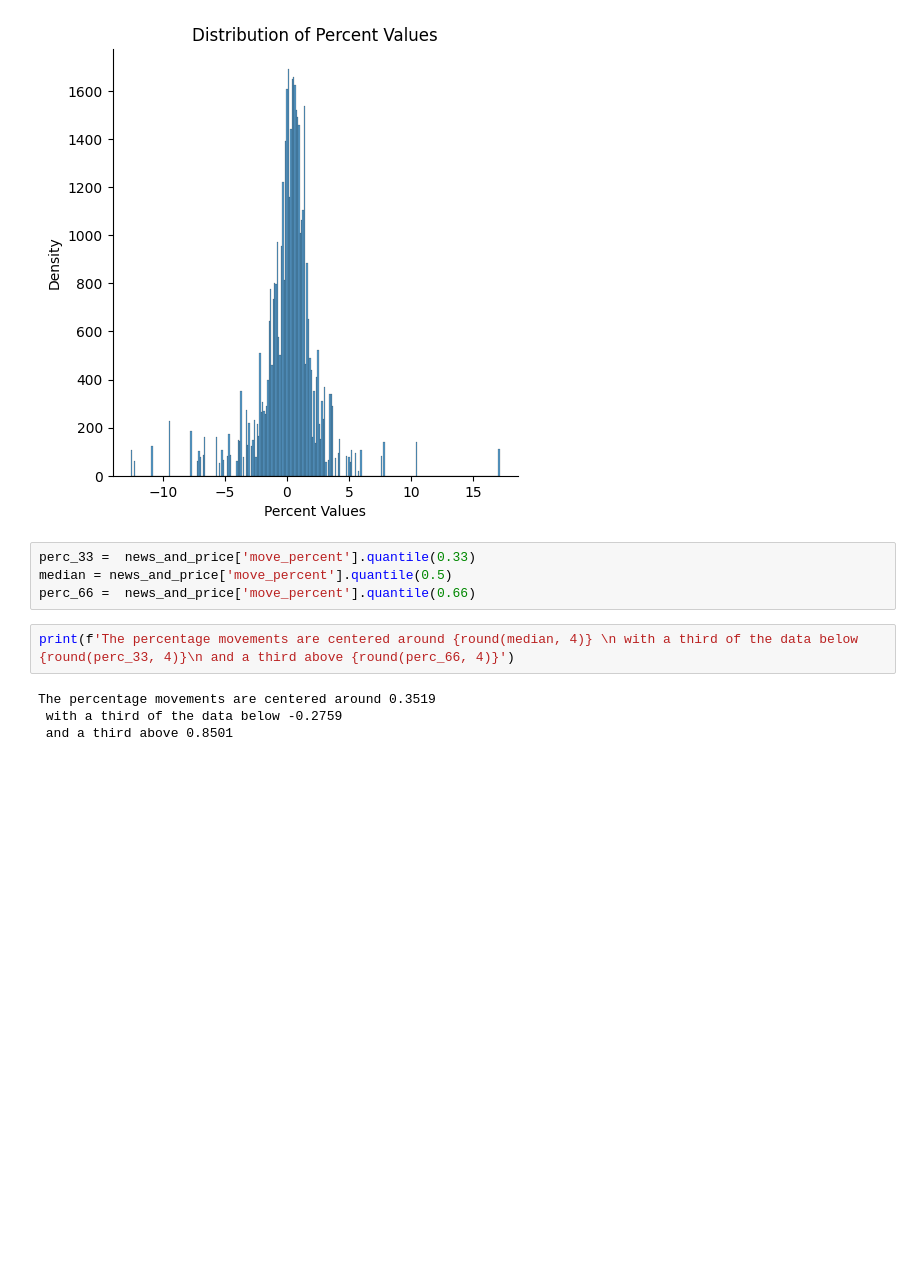
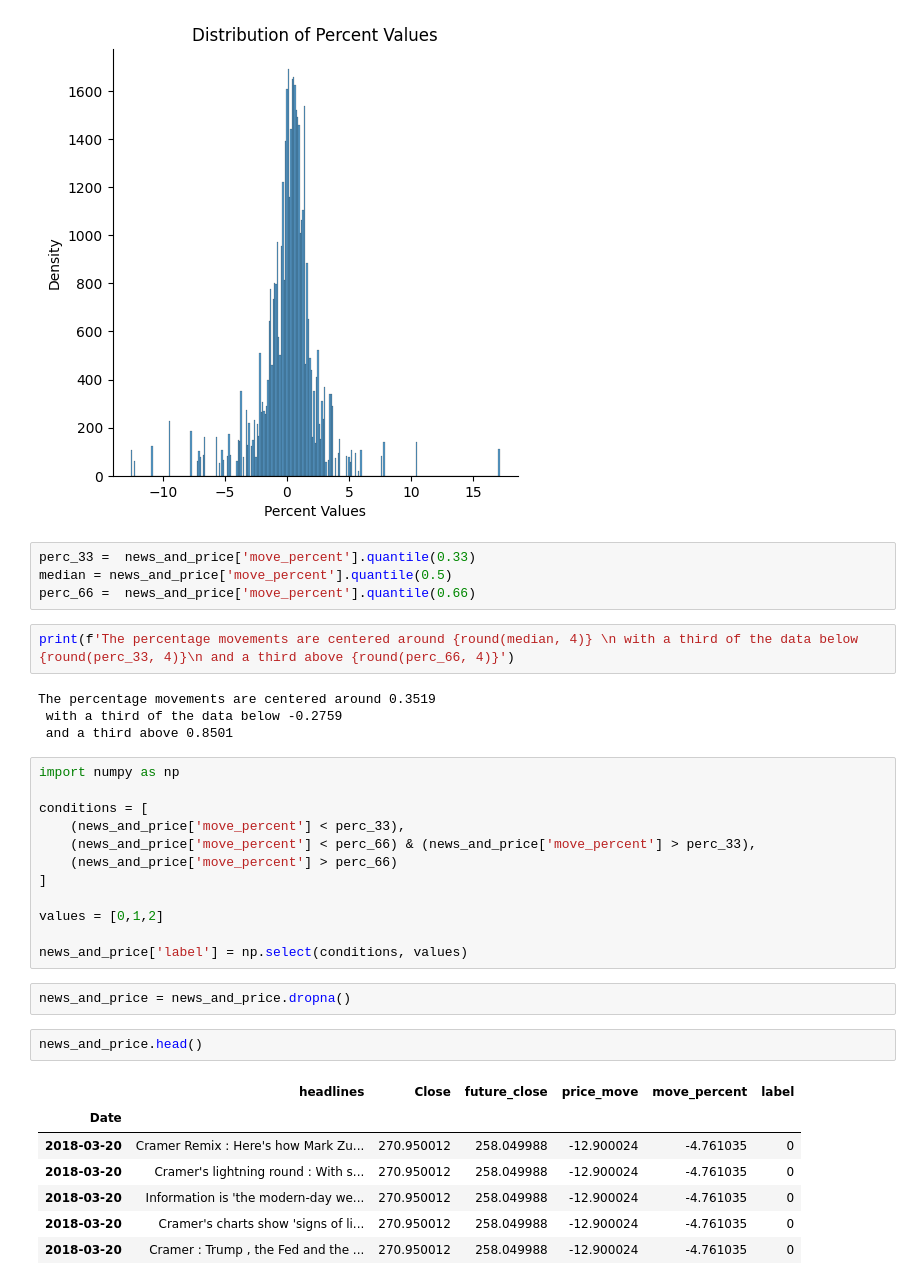
Before and after one commit to hgulati2190/SP500-Predictor-Using-NLP, a Jupyter notebook: 01. Data Prep & EDA/jonpg_data_prep.ipynb, the cells around one changed output. Cells and saved outputs as stored; diff of their text form; blank space fills up the shorter version.

Commit message:
adding labels

```diff
--- a/01. Data Prep & EDA/jonpg_data_prep.ipynb
+++ b/01. Data Prep & EDA/jonpg_data_prep.ipynb
@@ -133,3 +133,27 @@ print(f'The percentage movements are centered around {round(median, 4)} \n with
 The percentage movements are centered around 0.3519
  with a third of the data below -0.2759
  and a third above 0.8501
+# %%
+import numpy as np
+
+conditions = [
+    (news_and_price['move_percent'] < perc_33),
+    (news_and_price['move_percent'] < perc_66) & (news_and_price['move_percent'] > perc_33),
+    (news_and_price['move_percent'] > perc_66)
+]
+
+values = [0,1,2]
+
+news_and_price['label'] = np.select(conditions, values)
+# %%
+news_and_price = news_and_price.dropna()
+# %%
+news_and_price.head()
+# %% [output]
+|  | headlines | Close | future_close | price_move | move_percent | label |
+| Date |  |  |  |  |  |  |
+| 2018-03-20 | Cramer Remix : Here's how Mark Zu... | 270.950012 | 258.049988 | -12.900024 | -4.761035 | 0 |
+| 2018-03-20 | Cramer's lightning round : With s... | 270.950012 | 258.049988 | -12.900024 | -4.761035 | 0 |
+| 2018-03-20 | Information is 'the modern-day we... | 270.950012 | 258.049988 | -12.900024 | -4.761035 | 0 |
+| 2018-03-20 | Cramer's charts show 'signs of li... | 270.950012 | 258.049988 | -12.900024 | -4.761035 | 0 |
+| 2018-03-20 | Cramer : Trump , the Fed and the ... | 270.950012 | 258.049988 | -12.900024 | -4.761035 | 0 |
```
Also changed, not shown: parts of 3 cells of this notebook.
